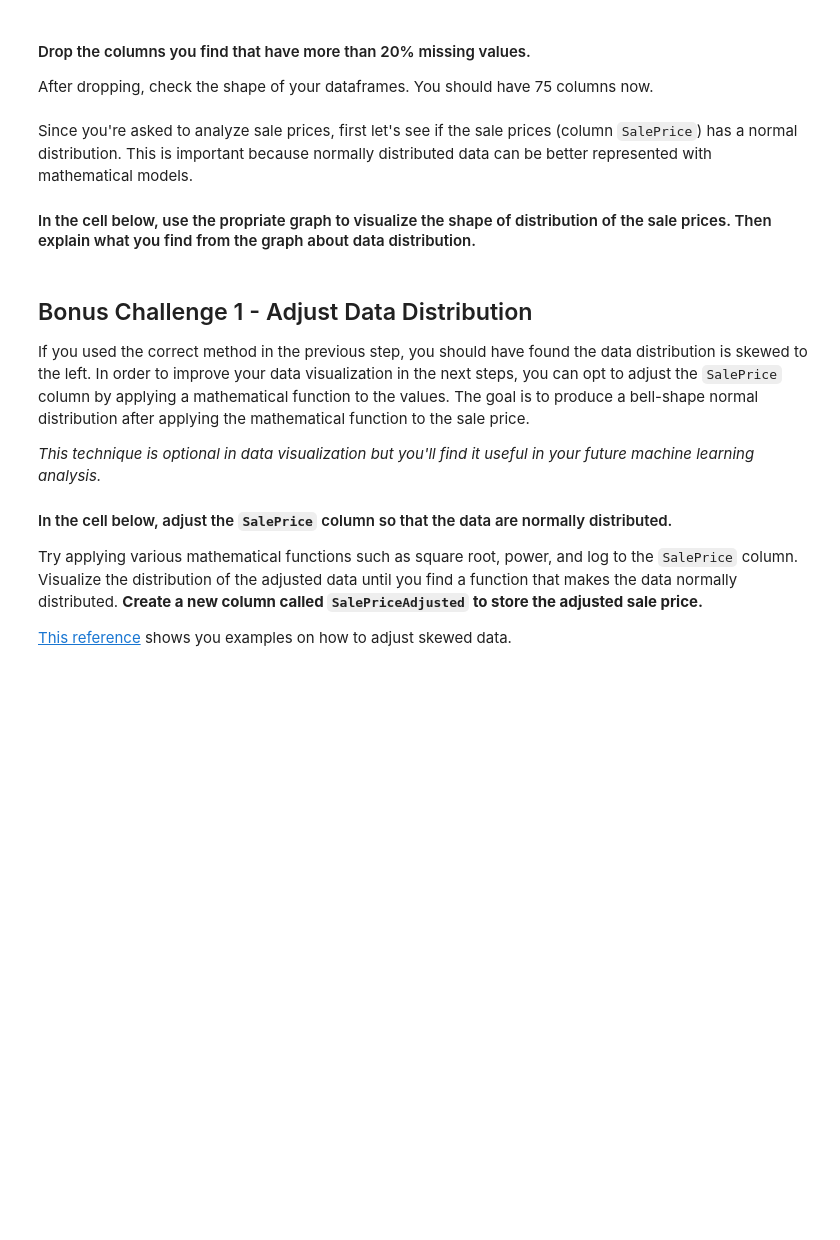
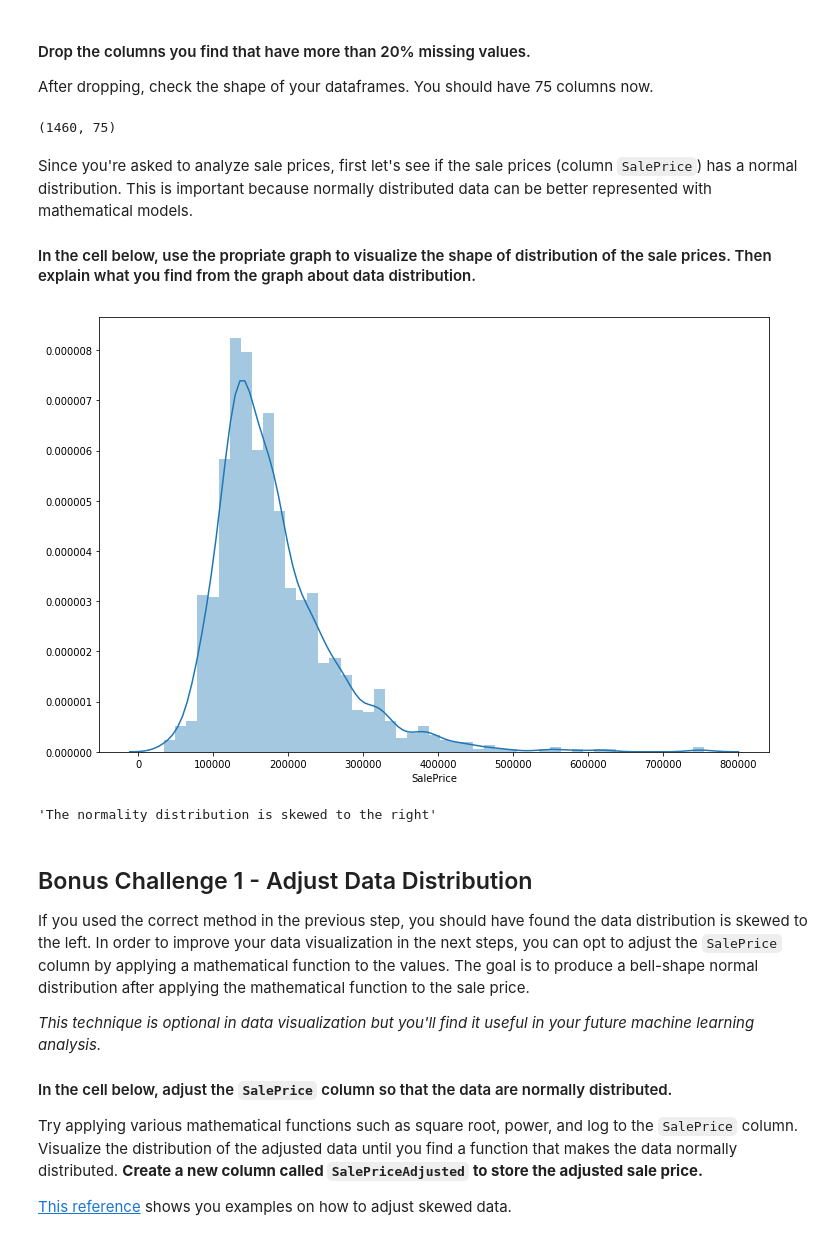
Before and after one commit to ta-datapt-bcn/lab-storytelling-data-visualization, a Jupyter notebook: your-code/main.ipynb, the cells around one changed output. Cells and saved outputs as stored; diff of their text form; code cells hidden in the pictures; blank space fills up the shorter version.

```diff
--- a/your-code/main.ipynb
+++ b/your-code/main.ipynb
@@ -37,3 +38,6 @@ You find the dataset has 81 columns which are a lot.
 #### Since the column `Id` is meaningless in our data visualization work, let's drop it
 # %%
 # your code here
+
+df = df.drop(columns='Id')
+df.head()
@@ -51,0 +62,13 @@ Make a table containing the column name and the percentage of missing values. Pr
+# %%
+# your code here
+
+columns = df.columns
+df_nulls = pd.DataFrame(index = columns, columns=['column_name','percent_missing'])
+
+missing = []
+for col in columns:
+    missing.append(100*(df[col].isnull().sum())/len(df[col]))
+
+df_nulls['column_name'] = columns
+df_nulls['percent_missing'] = missing
+df_nulls
@@ -58,3 +98,13 @@ After dropping, check the shape of your dataframes. You should have 75 columns n
+# %%
+# your code here
+
+more_20 = df_nulls['column_name'].loc[df_nulls['percent_missing']>20]
+
+df = df.drop(columns=more_20)
+# %%
+df.shape
+# %% [output]
+(1460, 75)
 # %% [markdown]
 Since you're asked to analyze sale prices, first let's see if the sale prices (column `SalePrice`) has a normal distribution. This is important because normally distributed data can be better represented with mathematical models.
 
@@ -64,5 +112,17 @@ Since you're asked to analyze sale prices, first let's see if the sale prices (c
+# %%
+# your code here
+
+plt.figure(figsize = (12,8))
+sns.distplot(df['SalePrice'])
+plt.show()
+# %% [output]
+[figure, added]
 # %%
 # your comment here
+
+'''The normality distribution is skewed to the right'''
+# %% [output]
+'The normality distribution is skewed to the right'
 # %% [markdown]
 ## Bonus Challenge 1 - Adjust Data Distribution
 
```
Also changed, not shown: parts of 29 cells of this notebook.
